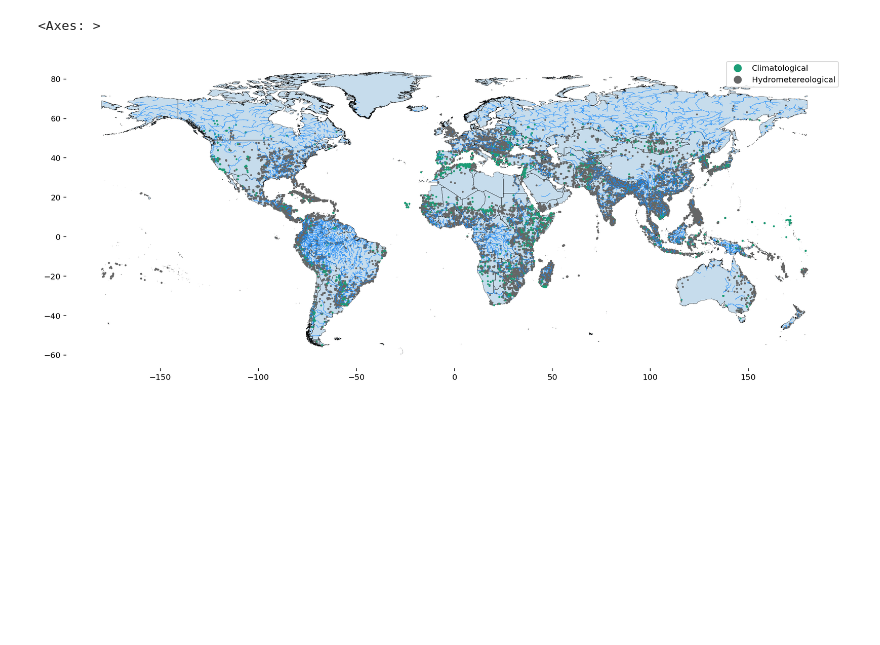
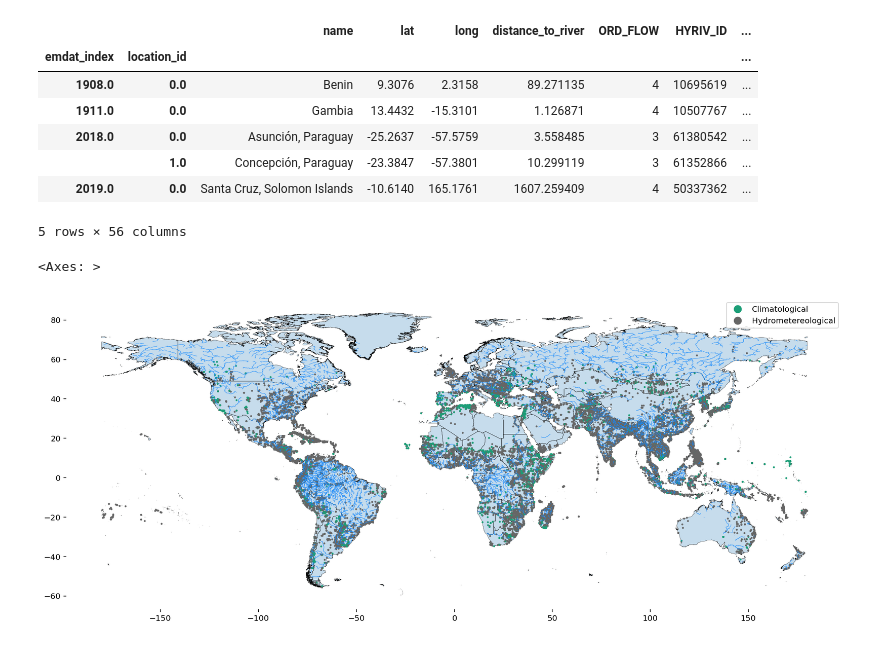
Before and after one commit to jessegrabowski/laos-climate-change, a Jupyter notebook: notebooks/Joint Models.ipynb, the cells around one changed output. Saved outputs shown, nothing was run; the diff lists cells and outputs as text; code cells hidden in the pictures; blank space fills up the shorter version.

Commit message:
Simplified data files, add generated data to repo

```diff
--- a/notebooks/Joint Models.ipynb
+++ b/notebooks/Joint Models.ipynb
@@ -12,29 +14,44 @@ import matplotlib.pyplot as plt
 
 configure_plot_style()
 # %%
-folder = 'data/shapefiles/disasters_with_countries_thinned'
+def load_data(fpath):
+    data = pd.read_csv(fpath)
+    data['geometry'] = gpd.points_from_xy(data.long, data.lat)
+    data = gpd.GeoDataFrame(data, crs='EPSG:4326')
+
+    return data
+
+folder = 'data'
 modified_data = False
-if os.path.exists(here(os.path.join(folder, 'disasters_with_countries_thinned_features.shp'))):
-    data = gpd.read_file(here(os.path.join(folder, 'disasters_with_countries_thinned_features.shp')), driver='ESRI Shapefile')
-elif os.path.exists(here(os.path.join(folder, 'disasters_with_countries_thinned.shp'))):
-    data = gpd.read_file(here(os.path.join(folder, 'disasters_with_countries_thinned.shp')), driver='ESRI Shapefile')
+fpath_1 = here(os.path.join(folder, 'disaster_locations_gpt_repaired_w_features.csv'))
+fpath_2 = here(os.path.join(folder, 'disaster_locations_gpt_repaired.csv'))
+if os.path.exists(fpath_1):
+    data = load_data(fpath_1)
+elif os.path.exists(fpath_2):
+    data = load_data(fpath_2)
 else:
     raise ValueError('Go run the GPT notebook first!')
 # %%
 emdat = load_emdat_data()
-# %%
-# Repair data -- ESRI Shapefile mutilates the columns and has pretty strict storage limits for large values (e.g. Total_Damage)
-# So just rebuild it.
-# TODO: Don't save the merged frame in the GPT notebook, just the geometry and the ID columns
-data = (data
-            .loc[:, ['emdat_inde', 'location_i', 'distance_t', 'ORD_FLOW', 'HYRIV_ID', 'distance_1', 'is_island', 'geometry']]
-            .rename(columns={'emdat_inde':'emdat_index',
-                     'location_i':'location_id',
-                     'distance_t':'distance_to_river',
-                     'distance_1': 'distance_to_coastline'})
-            .set_index(['emdat_index'])
-            .join(emdat['df_raw_filtered_adj'])
-       )
+# %%
+data = (data
+            .set_index(['emdat_index'])
+            .join(emdat['df_raw_filtered_adj'])
+            .reset_index(drop=False)
+            .rename(columns={'index':'emdat_index'})
+            .set_index(['emdat_index', 'location_id'])
+       )
+# %%
+data.head()
+# %% [output]
+|  |  | name | lat | long | distance_to_river | ORD_FLOW | HYRIV_ID | ... |
+| emdat_index | location_id |  |  |  |  |  |  | ... |
+| 1908.0 | 0.0 | Benin | 9.3076 | 2.3158 | 89.271135 | 4 | 10695619 | ... |
+| 1911.0 | 0.0 | Gambia | 13.4432 | -15.3101 | 1.126871 | 4 | 10507767 | ... |
+| 2018.0 | 0.0 | Asunción, Paraguay | -25.2637 | -57.5759 | 3.558485 | 3 | 61380542 | ... |
+|  | 1.0 | Concepción, Paraguay | -23.3847 | -57.3801 | 10.299119 | 3 | 61352866 | ... |
+| 2019.0 | 0.0 | Santa Cruz, Solomon Islands | -10.6140 | 165.1761 | 1607.259409 | 4 | 50337362 | ... |
+5 rows × 56 columns
 # %%
 world = load_shapefile('world')
 laos = load_shapefile('laos')
```
Also changed, not shown: parts of 3 cells of this notebook, 3 other files.
